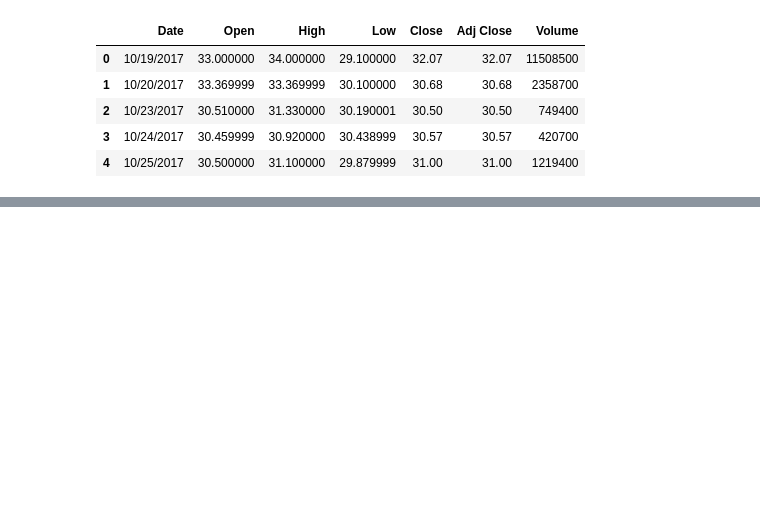
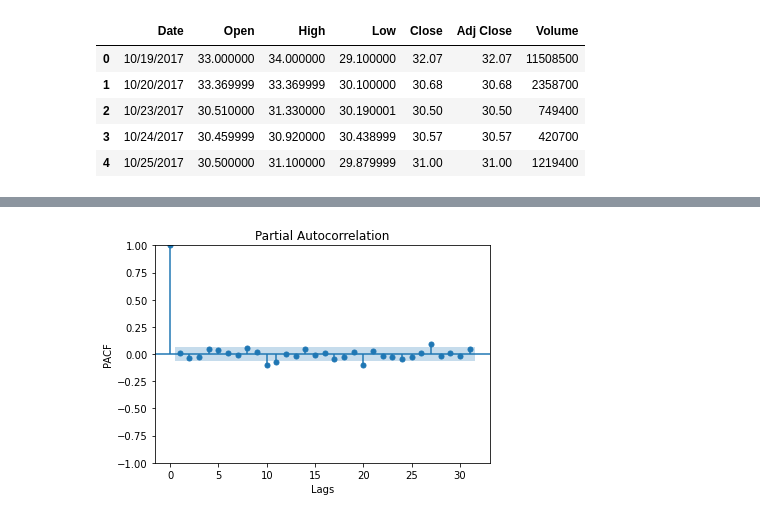
Before and after one commit to NelGen/NG-Stock-Forecasting-Project, a Jupyter notebook: MongoDB In-Depth Analysis Notebook.ipynb, the cells around one changed output, grey strips where cells are left out. Drawn from its saved outputs; the diff is of its cells as text; code cells hidden in the pictures; blank space fills up the shorter version.

```diff
--- a/MongoDB In-Depth Analysis Notebook.ipynb
+++ b/MongoDB In-Depth Analysis Notebook.ipynb
@@ -15,0 +119,4 @@ df.head()
+# %%
+p = return_p(data=X,plotting=True) # Uses differenced data to calculate PACF
+# %% [output]
+[figure, added]
```
Also changed, not shown: parts of 41 cells of this notebook, 8 other files.
